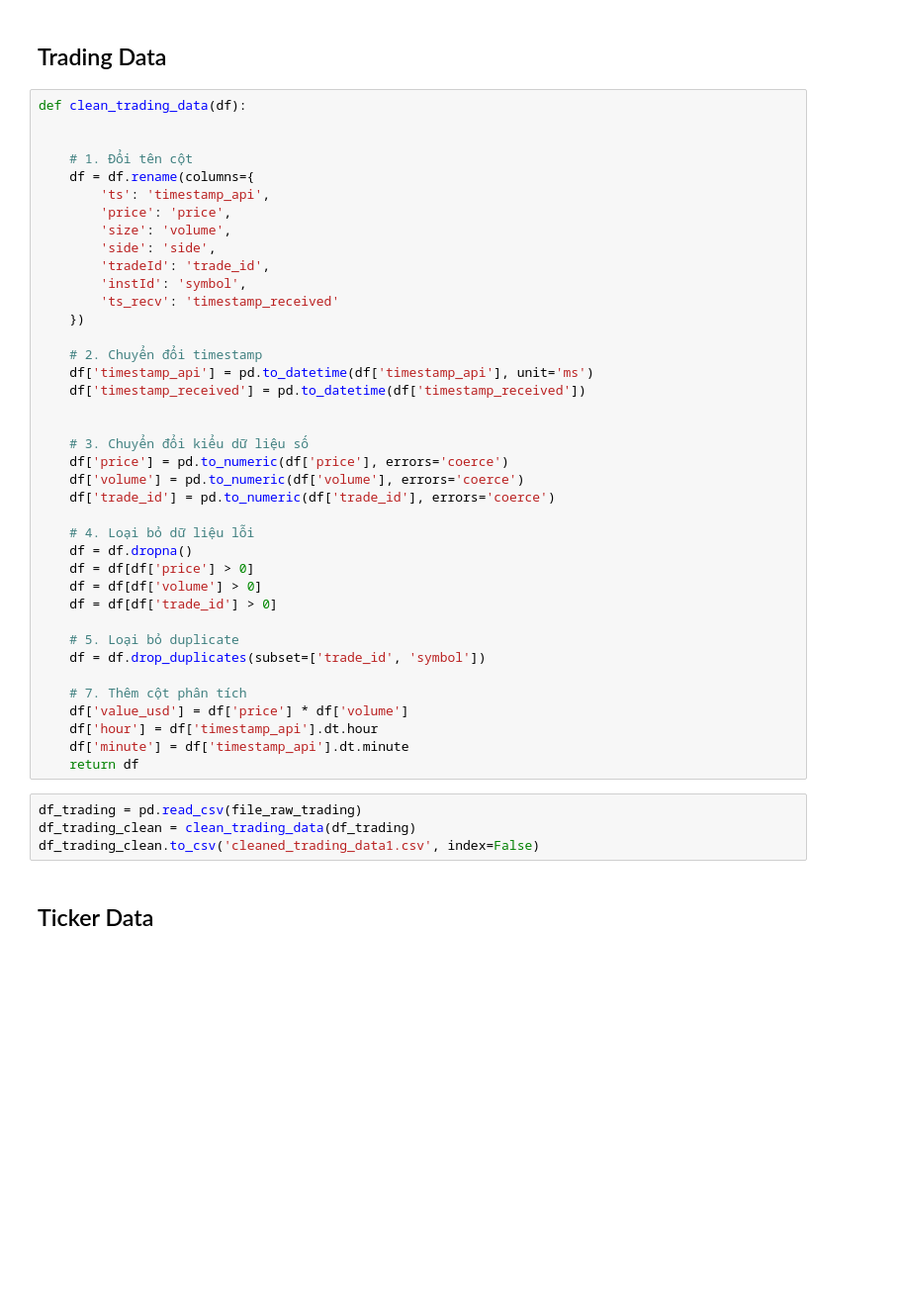
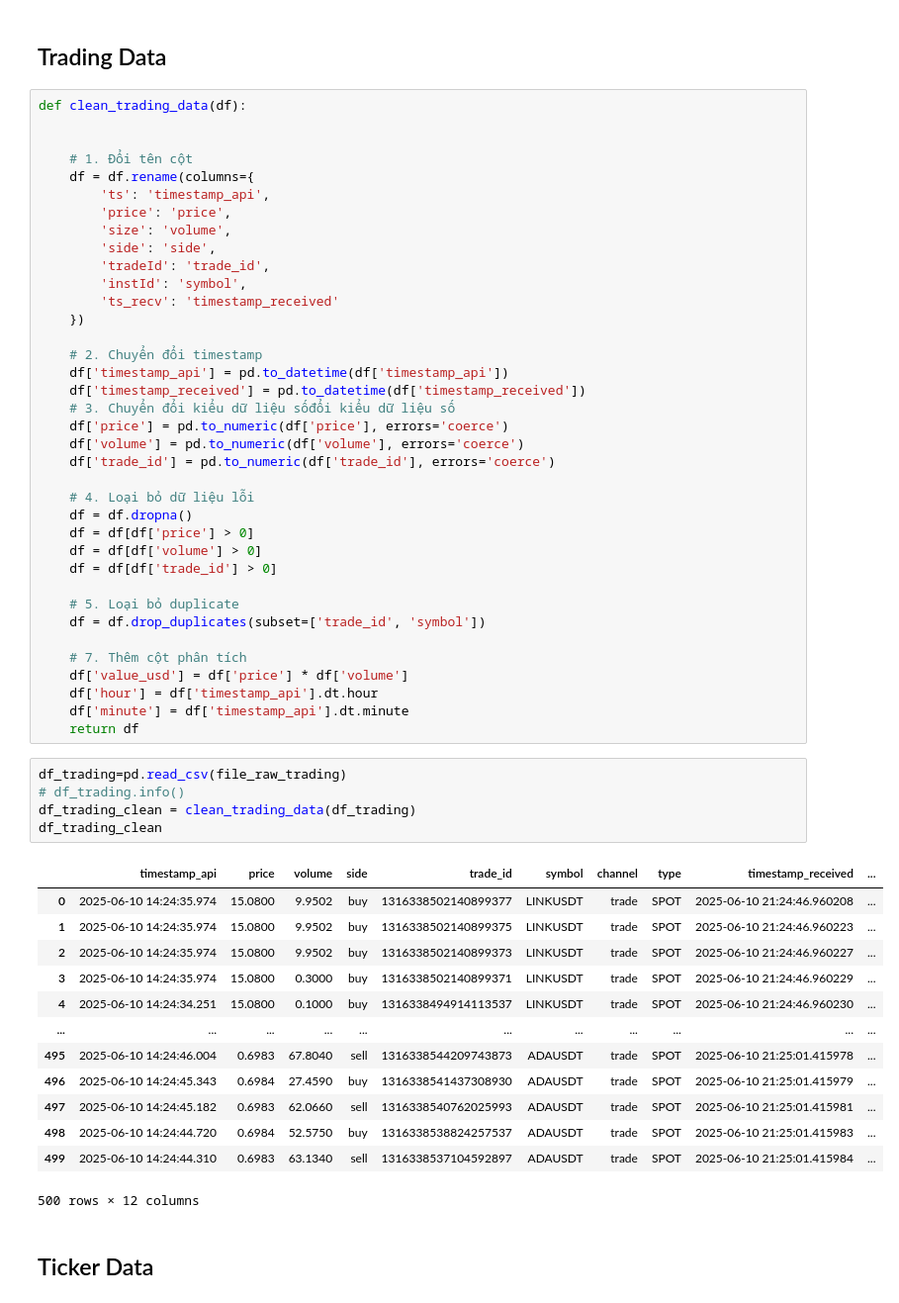
Before and after one commit to hoangdnm/crwaling_data_bitget, a Jupyter notebook: clean_test.ipynb, the cells around one changed output. Shown at 99% size. Drawn from its saved outputs; the diff is of its cells as text; blank space fills up the shorter version.

```diff
--- a/clean_test.ipynb
+++ b/clean_test.ipynb
@@ -27,11 +27,9 @@ def clean_trading_data(df):
     })
 
     # 2. Chuyển đổi timestamp
-    df['timestamp_api'] = pd.to_datetime(df['timestamp_api'], unit='ms')
+    df['timestamp_api'] = pd.to_datetime(df['timestamp_api'])
     df['timestamp_received'] = pd.to_datetime(df['timestamp_received'])
-
-
-    # 3. Chuyển đổi kiểu dữ liệu số
+    # 3. Chuyển đổi kiểu dữ liệu sốđổi kiểu dữ liệu số
     df['price'] = pd.to_numeric(df['price'], errors='coerce')
     df['volume'] = pd.to_numeric(df['volume'], errors='coerce')
     df['trade_id'] = pd.to_numeric(df['trade_id'], errors='coerce')
@@ -51,9 +49,24 @@ def clean_trading_data(df):
     df['minute'] = df['timestamp_api'].dt.minute
     return df
 # %%
-df_trading = pd.read_csv(file_raw_trading)
+df_trading=pd.read_csv(file_raw_trading)
+# df_trading.info()
 df_trading_clean = clean_trading_data(df_trading)
-df_trading_clean.to_csv('cleaned_trading_data1.csv', index=False)
+df_trading_clean
+# %% [output]
+|  | timestamp_api | price | volume | side | trade_id | symbol | channel | type | timestamp_received | ... |
+| 0 | 2025-06-10 14:24:35.974 | 15.0800 | 9.9502 | buy | 1316338502140899377 | LINKUSDT | trade | SPOT | 2025-06-10 21:24:46.960208 | ... |
+| 1 | 2025-06-10 14:24:35.974 | 15.0800 | 9.9502 | buy | 1316338502140899375 | LINKUSDT | trade | SPOT | 2025-06-10 21:24:46.960223 | ... |
+| 2 | 2025-06-10 14:24:35.974 | 15.0800 | 9.9502 | buy | 1316338502140899373 | LINKUSDT | trade | SPOT | 2025-06-10 21:24:46.960227 | ... |
+| 3 | 2025-06-10 14:24:35.974 | 15.0800 | 0.3000 | buy | 1316338502140899371 | LINKUSDT | trade | SPOT | 2025-06-10 21:24:46.960229 | ... |
+| 4 | 2025-06-10 14:24:34.251 | 15.0800 | 0.1000 | buy | 1316338494914113537 | LINKUSDT | trade | SPOT | 2025-06-10 21:24:46.960230 | ... |
+| ... | ... | ... | ... | ... | ... | ... | ... | ... | ... | ... |
+| 495 | 2025-06-10 14:24:46.004 | 0.6983 | 67.8040 | sell | 1316338544209743873 | ADAUSDT | trade | SPOT | 2025-06-10 21:25:01.415978 | ... |
+| 496 | 2025-06-10 14:24:45.343 | 0.6984 | 27.4590 | buy | 1316338541437308930 | ADAUSDT | trade | SPOT | 2025-06-10 21:25:01.415979 | ... |
+| 497 | 2025-06-10 14:24:45.182 | 0.6983 | 62.0660 | sell | 1316338540762025993 | ADAUSDT | trade | SPOT | 2025-06-10 21:25:01.415981 | ... |
+| 498 | 2025-06-10 14:24:44.720 | 0.6984 | 52.5750 | buy | 1316338538824257537 | ADAUSDT | trade | SPOT | 2025-06-10 21:25:01.415983 | ... |
+| 499 | 2025-06-10 14:24:44.310 | 0.6983 | 63.1340 | sell | 1316338537104592897 | ADAUSDT | trade | SPOT | 2025-06-10 21:25:01.415984 | ... |
+500 rows × 12 columns
 # %% [markdown]
 ## Ticker Data
 # %%
```
Also changed, not shown: parts of 1 cell of this notebook, 2 other files.
